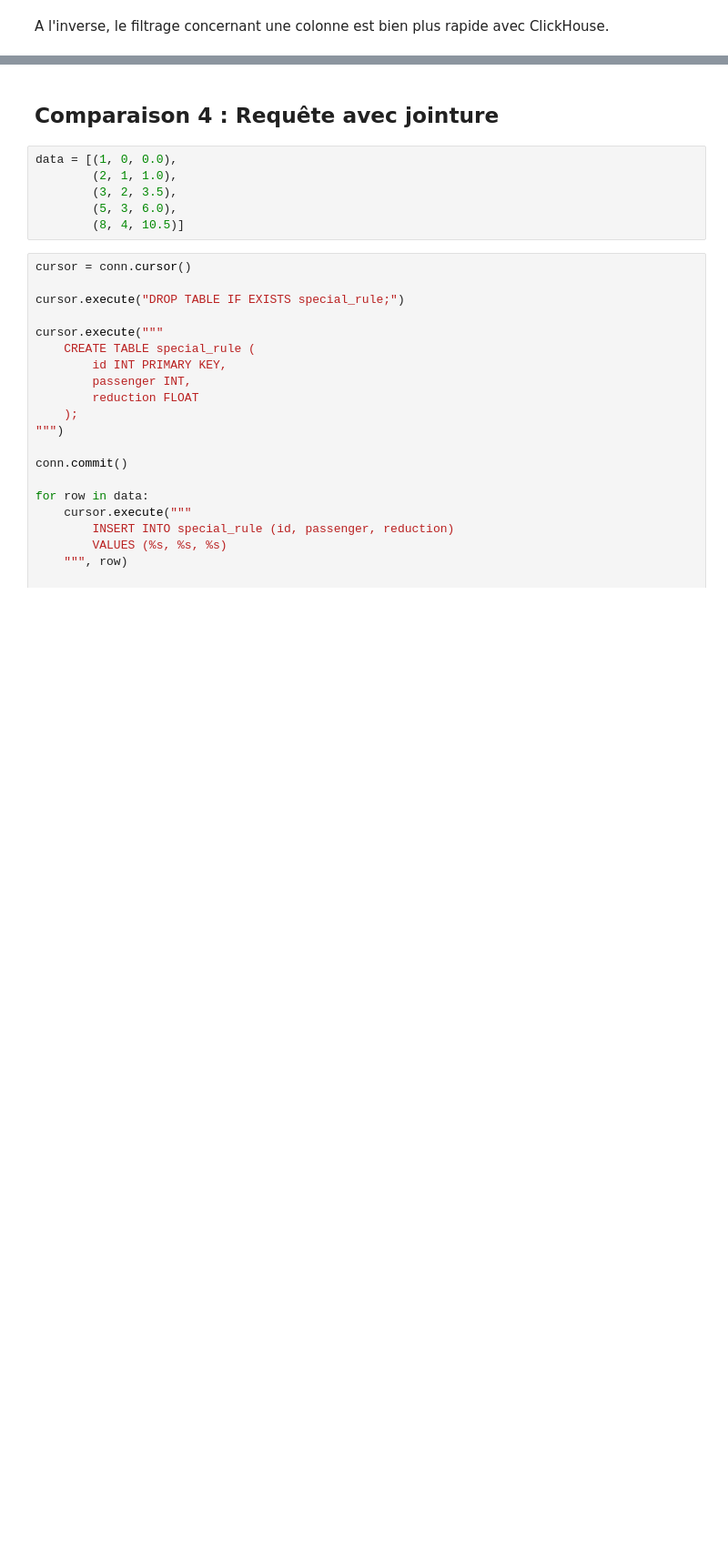
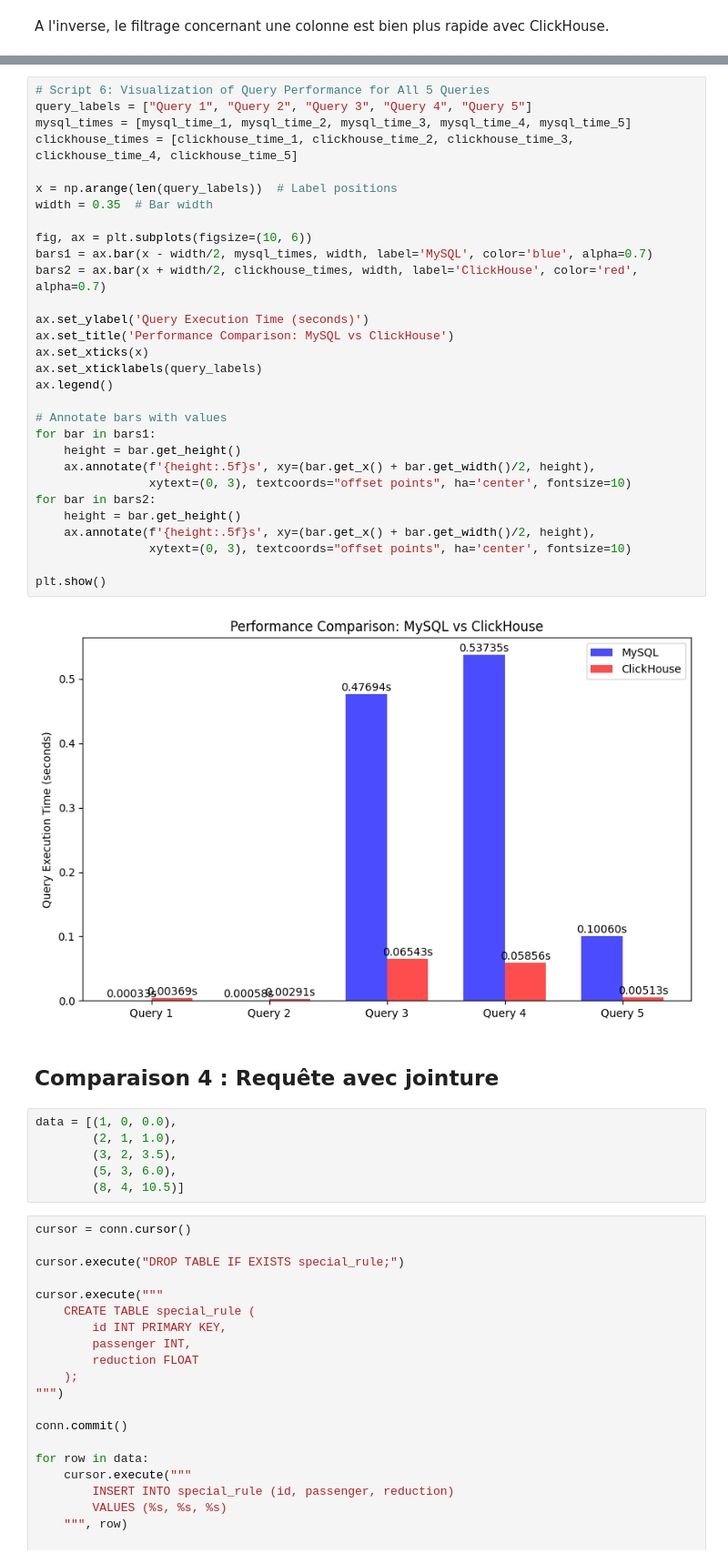
Before and after one commit to qrabilloud/columnar_tuto, a Jupyter notebook: tutorial.ipynb, the cells around one changed output, grey strips where cells are left out. Shown at 91% size. Drawn from its saved outputs; the diff is of its cells as text; blank space fills up the shorter version.

```diff
--- a/tutorial.ipynb
+++ b/tutorial.ipynb
@@ -395,3 +498,35 @@ ClickHouse :  0.006500024795532227
+# %%
+# Script 6: Visualization of Query Performance for All 5 Queries
+query_labels = ["Query 1", "Query 2", "Query 3", "Query 4", "Query 5"]
+mysql_times = [mysql_time_1, mysql_time_2, mysql_time_3, mysql_time_4, mysql_time_5]
+clickhouse_times = [clickhouse_time_1, clickhouse_time_2, clickhouse_time_3, clickhouse_time_4, clickhouse_time_5]
+
+x = np.arange(len(query_labels))  # Label positions
+width = 0.35  # Bar width
+
+fig, ax = plt.subplots(figsize=(10, 6))
+bars1 = ax.bar(x - width/2, mysql_times, width, label='MySQL', color='blue', alpha=0.7)
+bars2 = ax.bar(x + width/2, clickhouse_times, width, label='ClickHouse', color='red', alpha=0.7)
+
+ax.set_ylabel('Query Execution Time (seconds)')
+ax.set_title('Performance Comparison: MySQL vs ClickHouse')
+ax.set_xticks(x)
+ax.set_xticklabels(query_labels)
+ax.legend()
+
+# Annotate bars with values
+for bar in bars1:
+    height = bar.get_height()
+    ax.annotate(f'{height:.5f}s', xy=(bar.get_x() + bar.get_width()/2, height),
+                xytext=(0, 3), textcoords="offset points", ha='center', fontsize=10)
+for bar in bars2:
+    height = bar.get_height()
+    ax.annotate(f'{height:.5f}s', xy=(bar.get_x() + bar.get_width()/2, height),
+                xytext=(0, 3), textcoords="offset points", ha='center', fontsize=10)
+
+plt.show()
+# %% [output]
+[figure, added]
 # %% [markdown]
 ## Comparaison 4 : Requête avec jointure
 # %%
```
Also changed, not shown: parts of 19 cells of this notebook, 1 other file.
